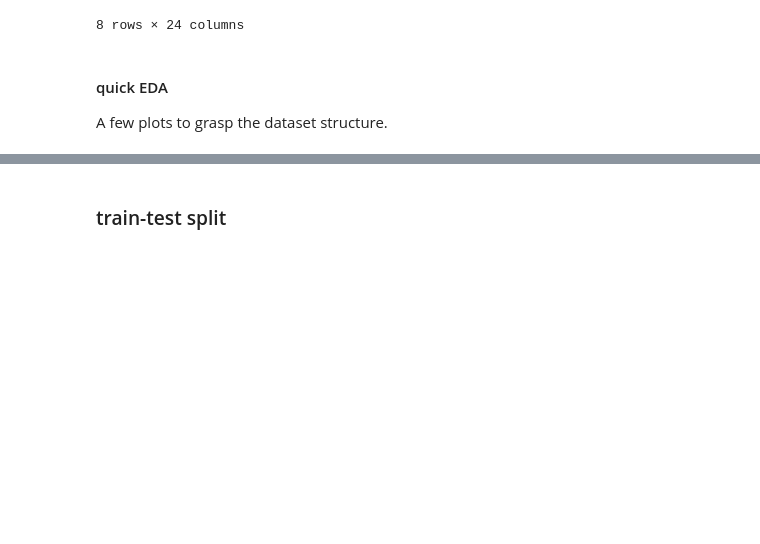
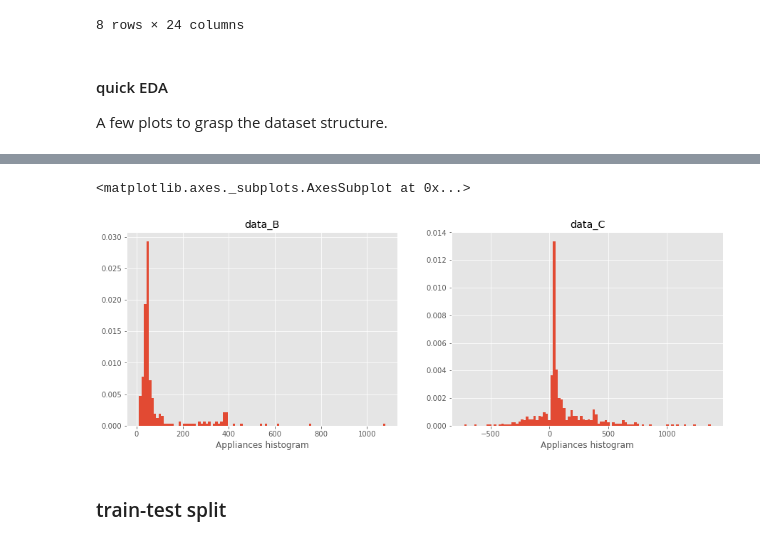
Before and after one commit to fdesmond/seme-ts, a Jupyter notebook: oracle.ipynb, the cells around one changed output, grey strips where cells are left out. Saved outputs shown, nothing was run; the diff lists cells and outputs as text; code cells hidden in the pictures; blank space fills up the shorter version.

```diff
--- a/oracle.ipynb
+++ b/oracle.ipynb
@@ -94,5 +95,5 @@ Data augmentation is performed by `dfaug()` and `tsaug()` functions in `tsmall.a
 # %%
-data_C = dfaug(data_B)
+data_C = dfaug(data_B, sigma=0.4, method='wavelet', y_dist=True)
 # %%
 # visually check that the data_B has a similar Appliances histogram
 fig, ax = plt.subplots(figsize=[15,5], nrows=1, ncols=2)
@@ -107,3 +108,14 @@ data_C.T2.hist(bins=100, ax=ax[1], density=True)
+# %%
+# visually check that the data_B has a similar Appliances histogram
+fig, ax = plt.subplots(figsize=[15,5], nrows=1, ncols=2)
+ax[0].set(title='data_B', xlabel='Appliances histogram')
+ax[1].set(title='data_C', xlabel='Appliances histogram')
+
+data_B.Appliances.hist(bins=100, ax=ax[0], density=True)
+data_C.Appliances.hist(bins=100, ax=ax[1], density=True)
+# %% [output]
+<matplotlib.axes._subplots.AxesSubplot at 0x...>
+[figure, added]
 # %% [markdown]
 ### train-test split
 # %%
```
Also changed, not shown: parts of 7 cells of this notebook, 3 other files.
